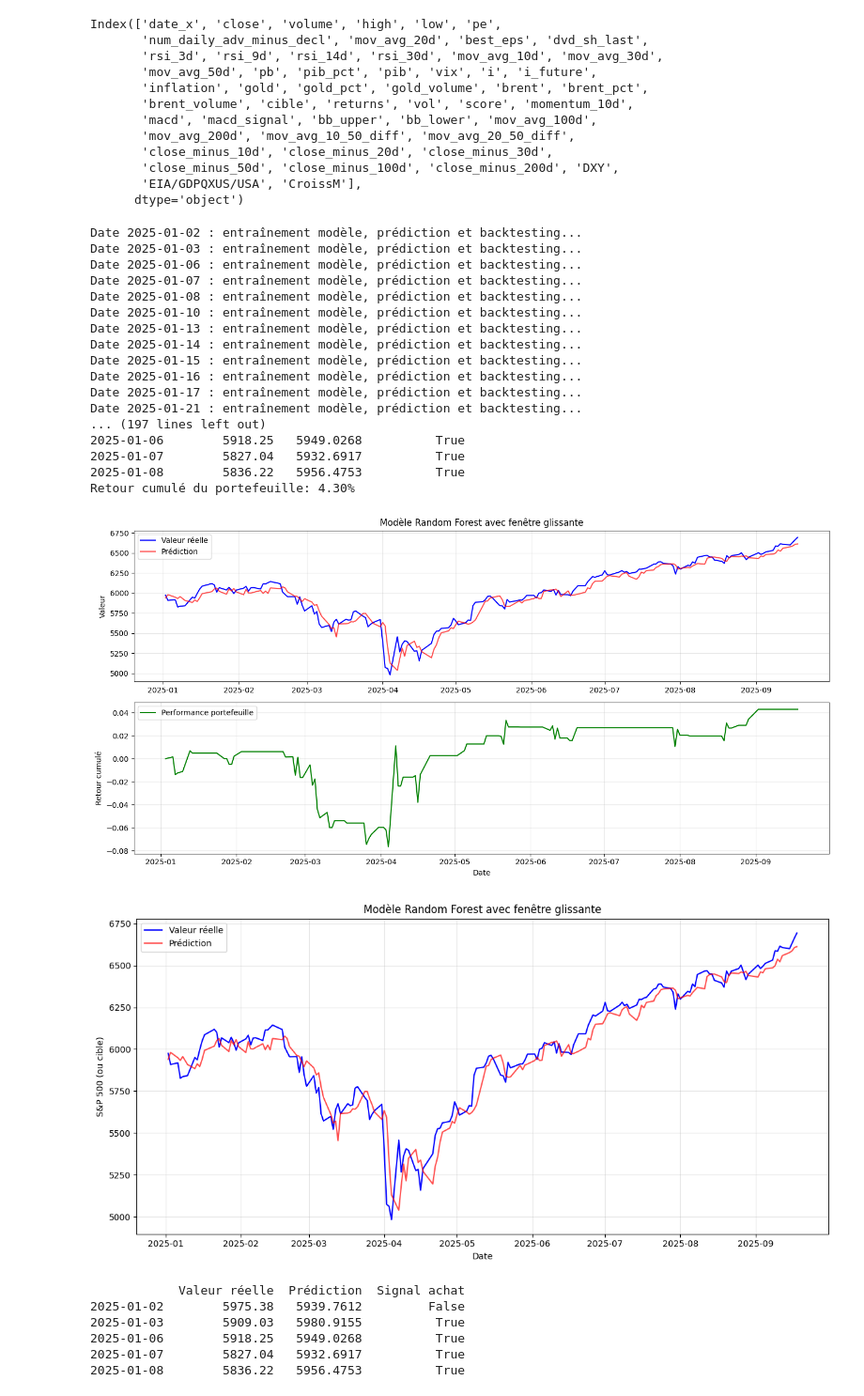
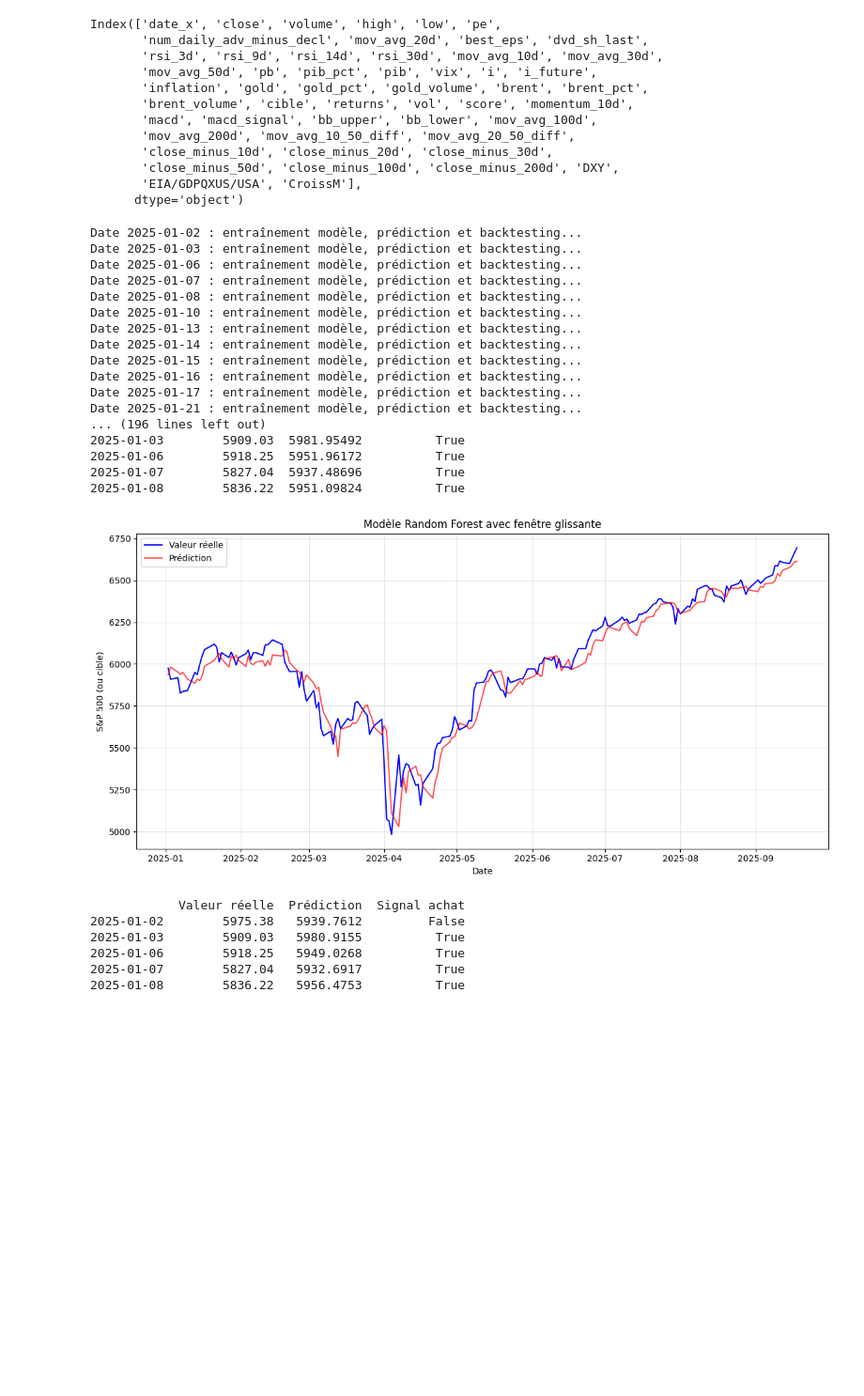
Before and after one commit to Alazuz/bigdata_project, a Jupyter notebook: Random Forest.ipynb, the cells around one changed output. Shown: that part at 94% size. Drawn from its saved outputs; the diff is of its cells as text; code cells hidden in the pictures; blank space fills up the shorter version.

```diff
--- a/Random Forest.ipynb
+++ b/Random Forest.ipynb
@@ -62,7 +62,7 @@ import matplotlib.pyplot as plt
 window_years = 3  # nombre d'années de données pour entraîner (ex : 3 ans)
 trading_days_per_year = 250
 window_size = window_years * trading_days_per_year  # ~750 jours
-start_date = '2020-01-01'
+start_date = '2025-01-01'
 end_date = '2025-09-18'
 df = data.copy()
 
@@ -122,6 +122,8 @@ results = pd.DataFrame({
     'Signal achat': signals
 }, index=prediction_dates)
 
+results.to_csv('test_rf.csv', sep= '|')
+
 previous_price = df['cible'].reindex(results.index)
 long_entries = results['Prédiction'] > previous_price
 long_exits = results['Prédiction'] < previous_price
@@ -145,45 +147,44 @@ print(portfolio.stats())
 mae = mean_absolute_error(results['Valeur réelle'], results['Prédiction'])
 print(f"\n✅ MAE global ({start_date} ➜ {end_date}): {mae:.2f}\n")
 
 print(results.head())
 
-# === Performance portefeuille === #
-portfolio_returns = np.array(portfolio_returns)
-cumulative_returns = np.cumprod(1 + portfolio_returns) - 1
+# # === Performance portefeuille === #
+# portfolio_returns = np.array(portfolio_returns)
+# cumulative_returns = np.cumprod(1 + portfolio_returns) - 1
 
-print(f"Retour cumulé du portefeuille: {cumulative_returns[-1]:.2%}")
+# print(f"Retour cumulé du portefeuille: {cumulative_returns[-1]:.2%}")
 
-# === Affichage === #
+# # === Affichage === #
 plt.figure(figsize=(12,6))
 plt.plot(results.index, results['Valeur réelle'], label='Valeur réelle', color='blue')
 plt.plot(results.index, results['Prédiction'], label='Prédiction', color='red', alpha=0.7)
 plt.title("Modèle Random Forest avec fenêtre glissante")
 plt.xlabel("Date")
 plt.ylabel("S&P 500 (ou cible)")
 plt.legend()
 plt.grid(True, alpha=0.3)
 plt.tight_layout()
 plt.show()
 # %% [output]
 Date 2025-01-02 : entraînement modèle, prédiction et backtesting...
 Date 2025-01-03 : entraînement modèle, prédiction et backtesting...
 Date 2025-01-06 : entraînement modèle, prédiction et backtesting...
 Date 2025-01-07 : entraînement modèle, prédiction et backtesting...
 Date 2025-01-08 : entraînement modèle, prédiction et backtesting...
 Date 2025-01-10 : entraînement modèle, prédiction et backtesting...
 Date 2025-01-13 : entraînement modèle, prédiction et backtesting...
 Date 2025-01-14 : entraînement modèle, prédiction et backtesting...
 Date 2025-01-15 : entraînement modèle, prédiction et backtesting...
 Date 2025-01-16 : entraînement modèle, prédiction et backtesting...
 Date 2025-01-17 : entraînement modèle, prédiction et backtesting...
 Date 2025-01-21 : entraînement modèle, prédiction et backtesting...
-... (197 lines left out)
-2025-01-06        5918.25   5949.0268          True
-2025-01-07        5827.04   5932.6917          True
-2025-01-08        5836.22   5956.4753          True
-Retour cumulé du portefeuille: 4.30%
+... (196 lines left out)
+2025-01-03        5909.03  5981.95492          True
+2025-01-06        5918.25  5951.96172          True
+2025-01-07        5827.04  5937.48696          True
+2025-01-08        5836.22  5951.09824          True
-[figure, old version]
+[figure, new version]
-[figure, removed]
 # %%
 # %% [output]
             Valeur réelle  Prédiction  Signal achat
```
Also changed, not shown: 2 other files.
